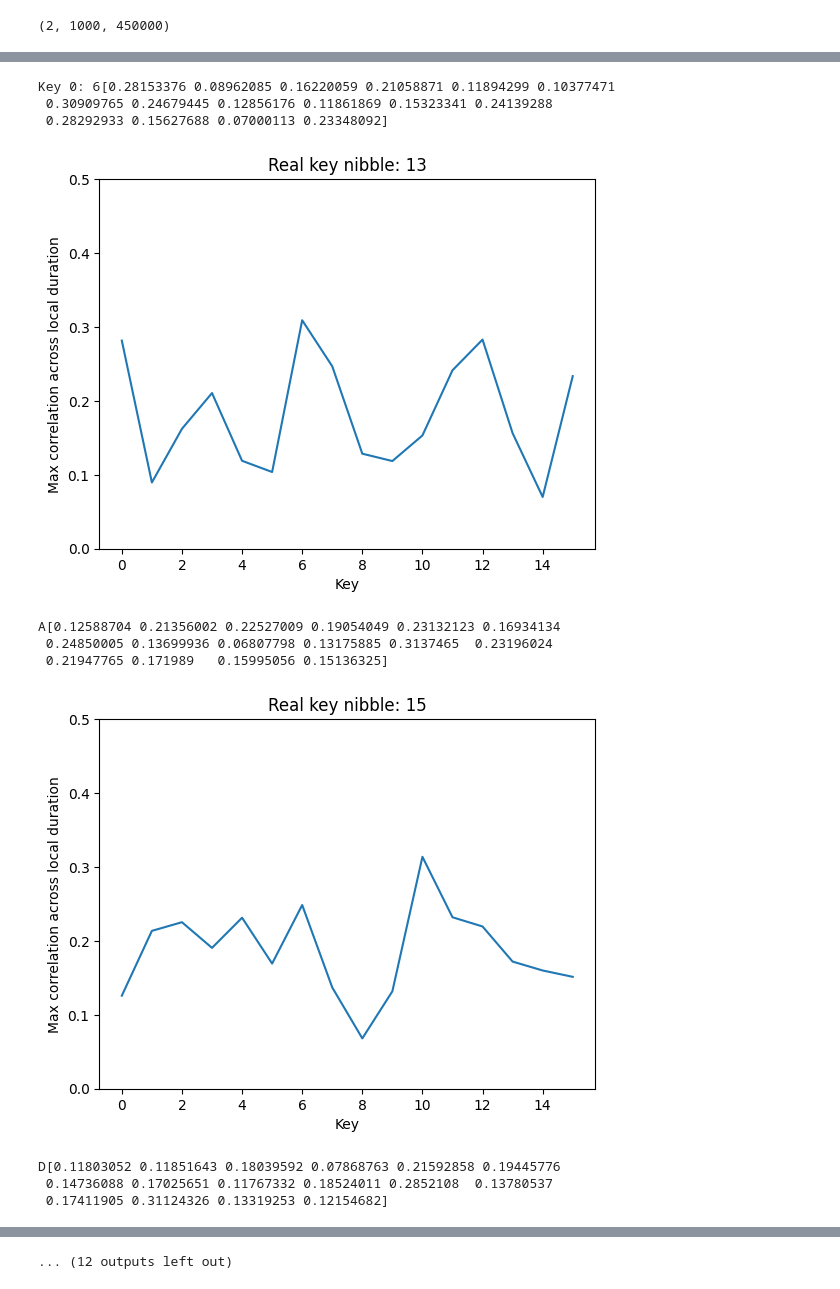
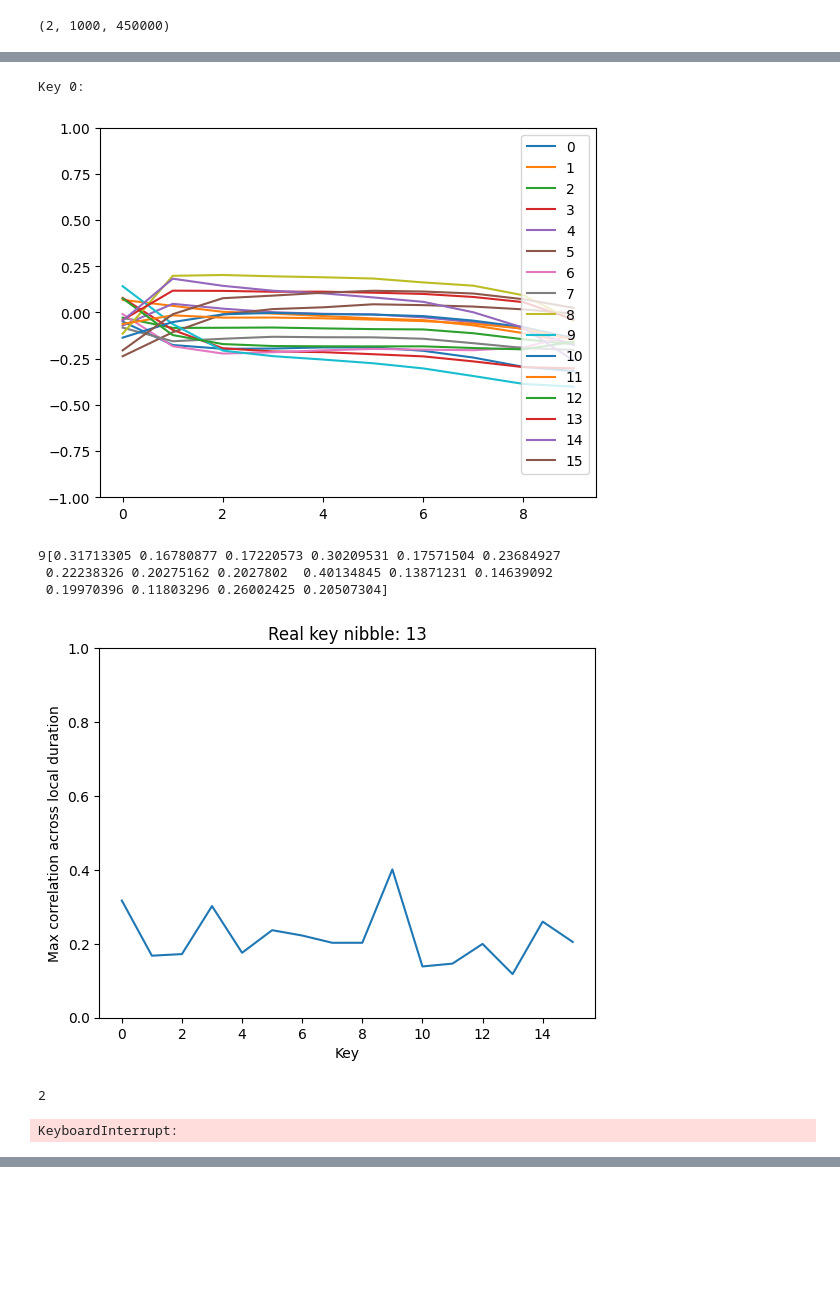
Before and after one commit to Pace222/Elisabeth-b4-SCA, a Jupyter notebook: side_channel_attack/cpa.ipynb, the cells around one changed output, grey strips where cells are left out. Saved outputs shown, nothing was run; the diff lists cells and outputs as text; code cells hidden in the pictures; blank space fills up the shorter version.

```diff
--- a/side_channel_attack/cpa.ipynb
+++ b/side_channel_attack/cpa.ipynb
@@ -162,27 +162,25 @@ class rng_cha(Structure):
     ]
 
 lib = CDLL("./py_gen_rng.so")
-r = rng()
-seed_little = 0x1234567890ABCDEF1234567890ABCDEF.to_bytes(length=16, byteorder="little")
 
 def aes_random_4(seed: str):
     r = rng_aes()
-    lib.rng_new_aes(byref(r), int(seed, 16).to_bytes(length=16, byteorder="little").hex(), 1)
+    lib.rng_new_aes(byref(r), int(seed, 16).to_bytes(length=16, byteorder="little"), 1)
     return list(r.r.indices), list(r.r.whitening)
 
-def aes_random_b4(seed: int):
+def aes_random_b4(seed: str):
     r = rng_aes()
-    lib.rng_new_aes(byref(r), int(seed, 16).to_bytes(length=16, byteorder="little").hex(), 0)
+    lib.rng_new_aes(byref(r), int(seed, 16).to_bytes(length=16, byteorder="little"), 0)
     return list(r.r.indices), list(r.r.whitening)
 
-def chacha_random_4(seed: int):
+def chacha_random_4(seed: str):
     r = rng_cha()
-    lib.rng_new_cha(byref(r), int(seed, 16).to_bytes(length=16, byteorder="little").hex(), 1)
+    lib.rng_new_cha(byref(r), int(seed, 16).to_bytes(length=16, byteorder="little"), 1)
     return list(r.r.indices), list(r.r.whitening)
 
-def chacha_random_b4(seed: int):
+def chacha_random_b4(seed: str):
     r = rng_cha()
-    lib.rng_new_cha(byref(r), int(seed, 16).to_bytes(length=16, byteorder="little").hex(), 0)
+    lib.rng_new_cha(byref(r), int(seed, 16).to_bytes(length=16, byteorder="little"), 0)
     return list(r.r.indices), list(r.r.whitening)
 # %%
 def hypothesis_b4_rws_sboxes_location(iv: str, key: List[int], round_idx: int, block_idx: int) -> int:
@@ -308,42 +309,45 @@ for i in range(reconstructed_keys.shape[0]):
         for k in range(16):
             print(hex(k)[2:].upper(), end="")
             reconstructed_keys[i][j] = k
 
             indices, location_masks, hypotheses = indices_locations_and_hyps_to_use_for_key_nibble(reconstructed_keys[i], j, seeds[i], traces[i], correlation_locations)
 
             selected_seeds = seeds[i][indices]
             selected_traces = traces[i][location_masks].reshape((selected_seeds.shape[0], correlation_locations.shape[2]))
 
             corr = corr_coef(hypotheses, selected_traces)
 
+            plt.plot(corr, label=str(k))
+
             max_corrs[k] = np.max(np.abs(corr))
             print("\b", end="")
+
+        plt.ylim([-1, 1])
+        plt.legend()
+        plt.show()
 
         best_k = np.argmax(max_corrs)
         reconstructed_keys[i][j] = best_k
         print(hex(best_k)[2:].upper(), end="")
 
         print(max_corrs)
         plt.plot(max_corrs)
         plt.xlabel("Key")
         plt.ylabel("Max correlation across local duration")
         plt.title(f"Real key nibble: {real_keys[i][j]}")
-        plt.ylim([0, 0.5])
+        plt.ylim([0, 1])
         plt.show()
 
     print()
     print(f"    vs {"".join([hex(k)[2:].upper() for k in real_keys[i]])}")
     print(f"{len(real_keys[i][real_keys[i] != reconstructed_keys[i]])} mistakes on {len(real_keys[i])} nibbles.")
     print()
 # %% [output]
-Key 0: 6[0.28153376 0.08962085 0.16220059 0.21058871 0.11894299 0.10377471
- 0.30909765 0.24679445 0.12856176 0.11861869 0.15323341 0.24139288
- 0.28292933 0.15627688 0.07000113 0.23348092]
+Key 0:
-[figure, old version]
+[figure, new version]
-A[0.12588704 0.21356002 0.22527009 0.19054049 0.23132123 0.16934134
- 0.24850005 0.13699936 0.06807798 0.13175885 0.3137465  0.23196024
- 0.21947765 0.171989   0.15995056 0.15136325]
+9[0.31713305 0.16780877 0.17220573 0.30209531 0.17571504 0.23684927
+ 0.22238326 0.20275162 0.2027802  0.40134845 0.13871231 0.14639092
+ 0.19970396 0.11803296 0.26002425 0.20507304]
-[figure, old version]
+[figure, new version]
-D[0.11803052 0.11851643 0.18039592 0.07868763 0.21592858 0.19445776
- 0.14736088 0.17025651 0.11767332 0.18524011 0.2852108  0.13780537
- 0.17411905 0.31124326 0.13319253 0.12154682]
+2
+KeyboardInterrupt:
@@ -363,4 +355,3 @@ A[0.24453263 0.15981854 0.19860862 0.26516667 0.14295049 0.23738854
-... (12 outputs left out)
 # %%
 def hypothesis_b4_rws_one_key_nibble(iv: str, key: List[int], key_target_idx: int) -> Tuple[int, int, int]:
     indices, whitening = chacha_random_b4(iv)
```
Also changed, not shown: parts of 2 cells of this notebook.
